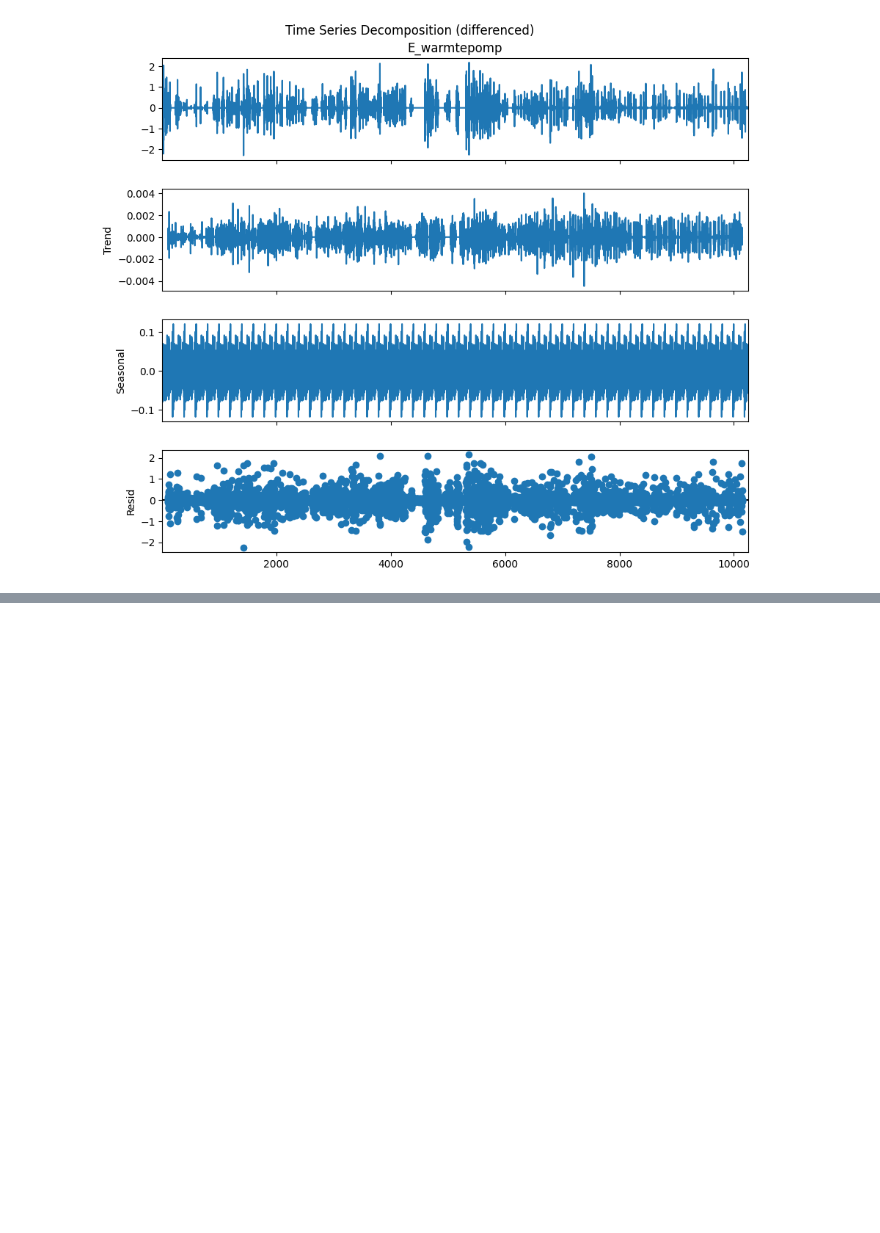
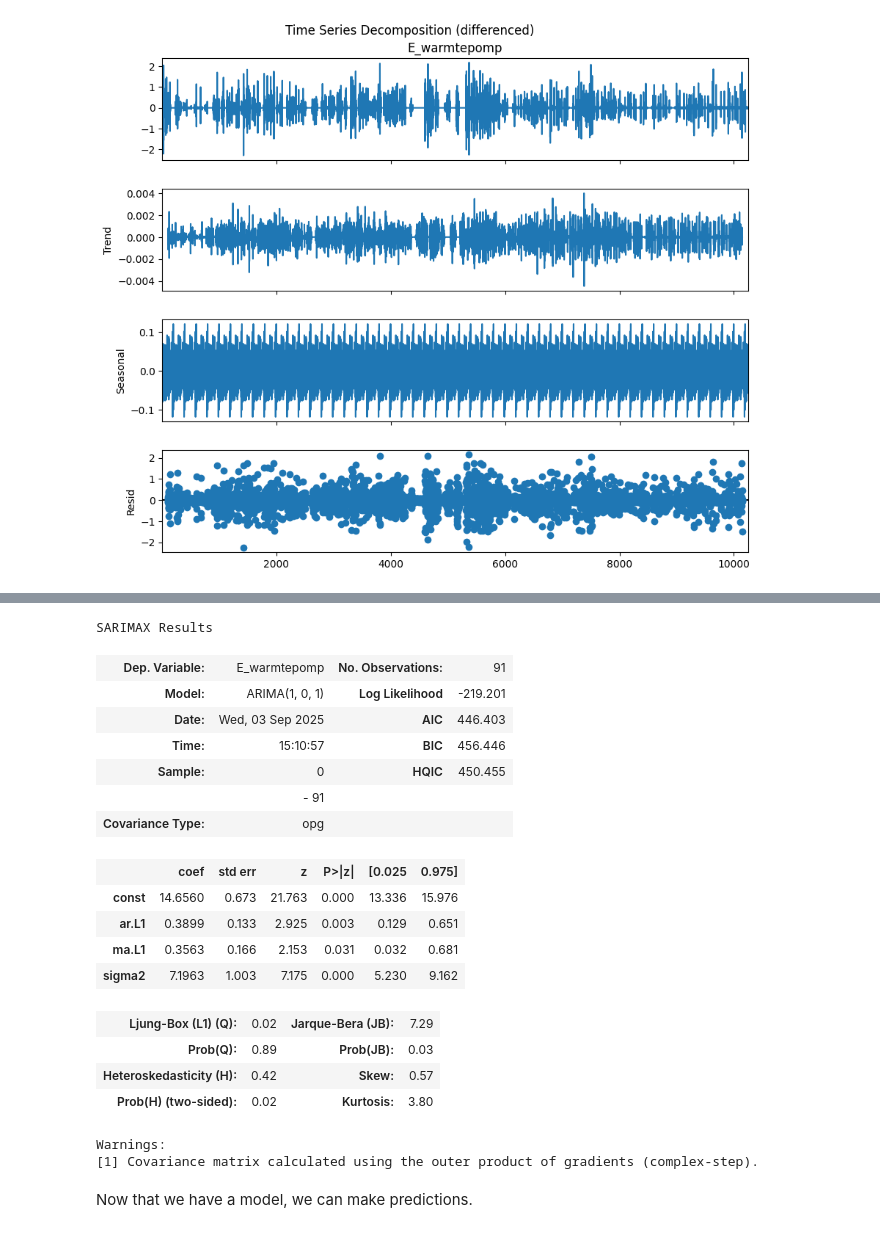
Before and after one commit to mcdejonge/lesson-timeseries, a Jupyter notebook: workshop-timeseries.ipynb, the cells around one changed output, grey strips where cells are left out. Cells and saved outputs as stored; diff of their text form; code cells hidden in the pictures; blank space fills up the shorter version.

Commit message:
Finished workshop time series

```diff
--- a/workshop-timeseries.ipynb
+++ b/workshop-timeseries.ipynb
@@ -219,0 +228,33 @@ Try differencing the entire data set. Does this remove the trend? And does this
+# %%
+# Parameters for the ARIMA model
+num_previous_terms = 1 # Commonly called p
+differencing_order = 0 # Commonly called d. Should be 0 for ARMA
+num_terms_moving_average = 1 # Commonly called q
+
+model = tsa.ARIMA(df_sum_sel['E_warmtepomp'], order=(num_previous_terms, differencing_order, num_terms_moving_average))
+
+fitted_model = model.fit()
+
+fitted_model.summary()
+# %% [output]
+SARIMAX Results
+| Dep. Variable: | E_warmtepomp | No. Observations: | 91 |
+| Model: | ARIMA(1, 0, 1) | Log Likelihood | -219.201 |
+| Date: | Wed, 03 Sep 2025 | AIC | 446.403 |
+| Time: | 15:10:57 | BIC | 456.446 |
+| Sample: | 0 | HQIC | 450.455 |
+|  | - 91 |  |  |
+| Covariance Type: | opg |  |  |
+|  | coef | std err | z | P>|z| | [0.025 | 0.975] |
+| const | 14.6560 | 0.673 | 21.763 | 0.000 | 13.336 | 15.976 |
+| ar.L1 | 0.3899 | 0.133 | 2.925 | 0.003 | 0.129 | 0.651 |
+| ma.L1 | 0.3563 | 0.166 | 2.153 | 0.031 | 0.032 | 0.681 |
+| sigma2 | 7.1963 | 1.003 | 7.175 | 0.000 | 5.230 | 9.162 |
+| Ljung-Box (L1) (Q): | 0.02 | Jarque-Bera (JB): | 7.29 |
+| Prob(Q): | 0.89 | Prob(JB): | 0.03 |
+| Heteroskedasticity (H): | 0.42 | Skew: | 0.57 |
+| Prob(H) (two-sided): | 0.02 | Kurtosis: | 3.80 |
+Warnings:
+[1] Covariance matrix calculated using the outer product of gradients (complex-step).
+# %% [markdown]
+Now that we have a model, we can make predictions.
```
Also changed, not shown: parts of 13 cells of this notebook.
